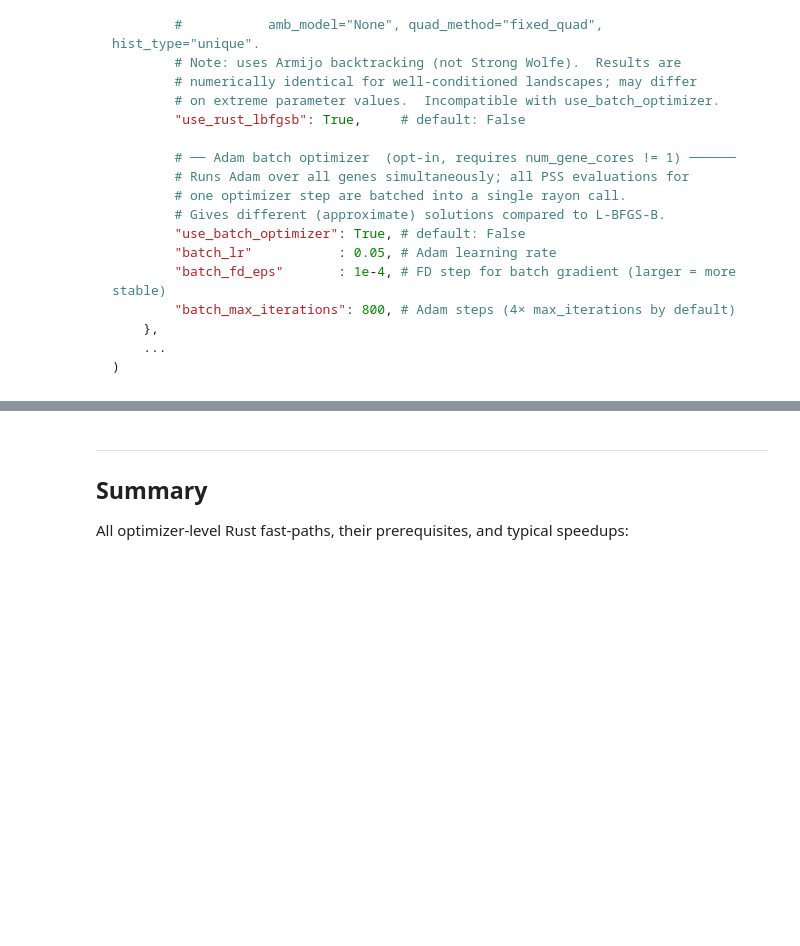
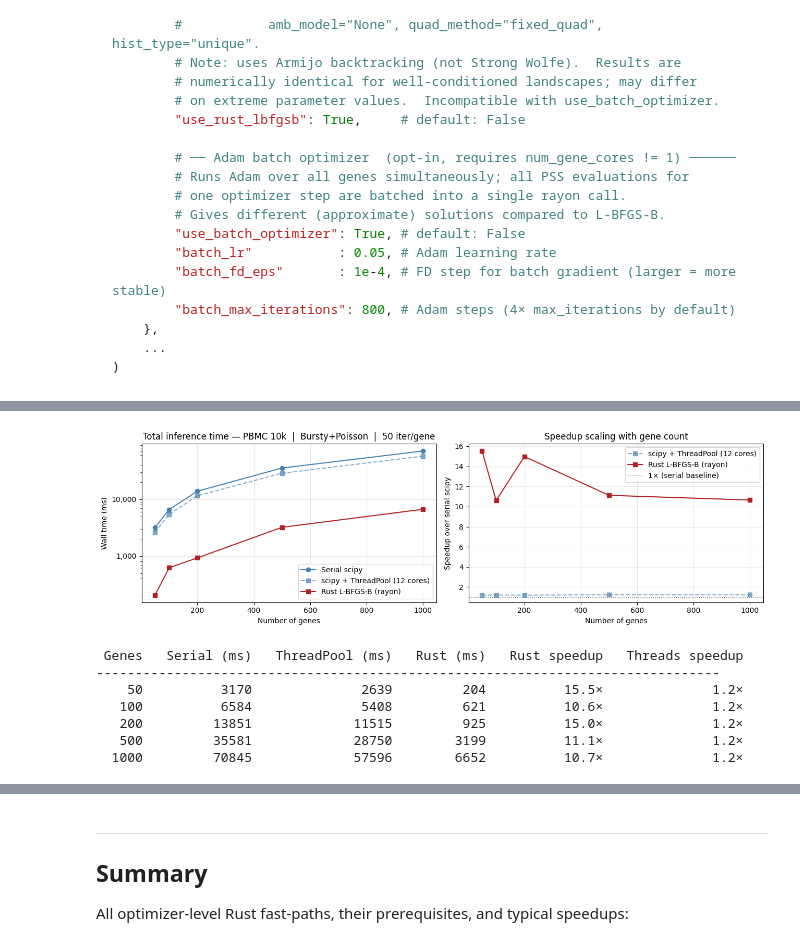
Before and after one commit to pachterlab/monod, a Jupyter notebook: demo_rust_optimizer.ipynb, the cells around one changed output, grey strips where cells are left out. Saved outputs shown, nothing was run; the diff lists cells and outputs as text; code cells hidden in the pictures; blank space fills up the shorter version.

```diff
--- a/demo_rust_optimizer.ipynb
+++ b/demo_rust_optimizer.ipynb
@@ -714,0 +802,50 @@ Saved inference_modes.png
+# %%
+# ── Plot: wall time + speedup vs serial ──────────────────────────────────────
+fig, axes = plt.subplots(1, 2, figsize=(13, 4))
+
+ax = axes[0]
+ax.plot(GENE_COUNTS_LARGE, results_serial,  'o-',  color=C_PY,          label='Serial scipy')
+ax.plot(GENE_COUNTS_LARGE, results_threads, 's--', color=C_PY,  alpha=0.65,
+        label=f'scipy + ThreadPool ({n_cpu} cores)')
+ax.plot(GENE_COUNTS_LARGE, results_rust,    's-',  color=C_RUST, label='Rust L-BFGS-B (rayon)')
+ax.set_xlabel('Number of genes')
+ax.set_ylabel('Wall time (ms)')
+ax.set_title('Total inference time — PBMC 10k  |  Bursty+Poisson  |  50 iter/gene')
+ax.legend(); ax.grid(True, alpha=0.3)
+ax.set_yscale('log')
+ax.yaxis.set_major_formatter(mticker.FuncFormatter(lambda x, _: f'{x:,.0f}'))
+
+ax2 = axes[1]
+speedup_threads = [s / t for s, t in zip(results_serial, results_threads)]
+speedup_rust    = [s / r for s, r in zip(results_serial, results_rust)]
+ax2.plot(GENE_COUNTS_LARGE, speedup_threads, 's--', color=C_PY,  alpha=0.65,
+         label=f'scipy + ThreadPool ({n_cpu} cores)')
+ax2.plot(GENE_COUNTS_LARGE, speedup_rust,    's-',  color=C_RUST,
+         label='Rust L-BFGS-B (rayon)')
+ax2.axhline(1, color='grey', linestyle=':', linewidth=1, label='1× (serial baseline)')
+ax2.set_xlabel('Number of genes')
+ax2.set_ylabel('Speedup over serial scipy')
+ax2.set_title('Speedup scaling with gene count')
+ax2.legend(); ax2.grid(True, alpha=0.3)
+
+plt.tight_layout()
+plt.savefig('figures/plot_large_gene_sweep.png', dpi=150)
+plt.show()
+
+# Tabular summary
+print(f'\n{"Genes":>6}  {"Serial (ms)":>12}  {"ThreadPool (ms)":>16}  '
+      f'{"Rust (ms)":>10}  {"Rust speedup":>13}  {"Threads speedup":>16}')
+print('-' * 80)
+for n, ts, tt, tr in zip(GENE_COUNTS_LARGE,
+                          results_serial, results_threads, results_rust):
+    print(f'{n:6d}  {ts:12.0f}  {tt:16.0f}  {tr:10.0f}  '
+          f'{ts/tr:12.1f}×  {ts/tt:15.1f}×')
+# %% [output]
+[figure, added]
+ Genes   Serial (ms)   ThreadPool (ms)   Rust (ms)   Rust speedup   Threads speedup
+--------------------------------------------------------------------------------
+    50          3170              2639         204          15.5×              1.2×
+   100          6584              5408         621          10.6×              1.2×
+   200         13851             11515         925          15.0×              1.2×
+   500         35581             28750        3199          11.1×              1.2×
+  1000         70845             57596        6652          10.7×              1.2×
```
Also changed, not shown: parts of 20 cells of this notebook, 22 other files.
